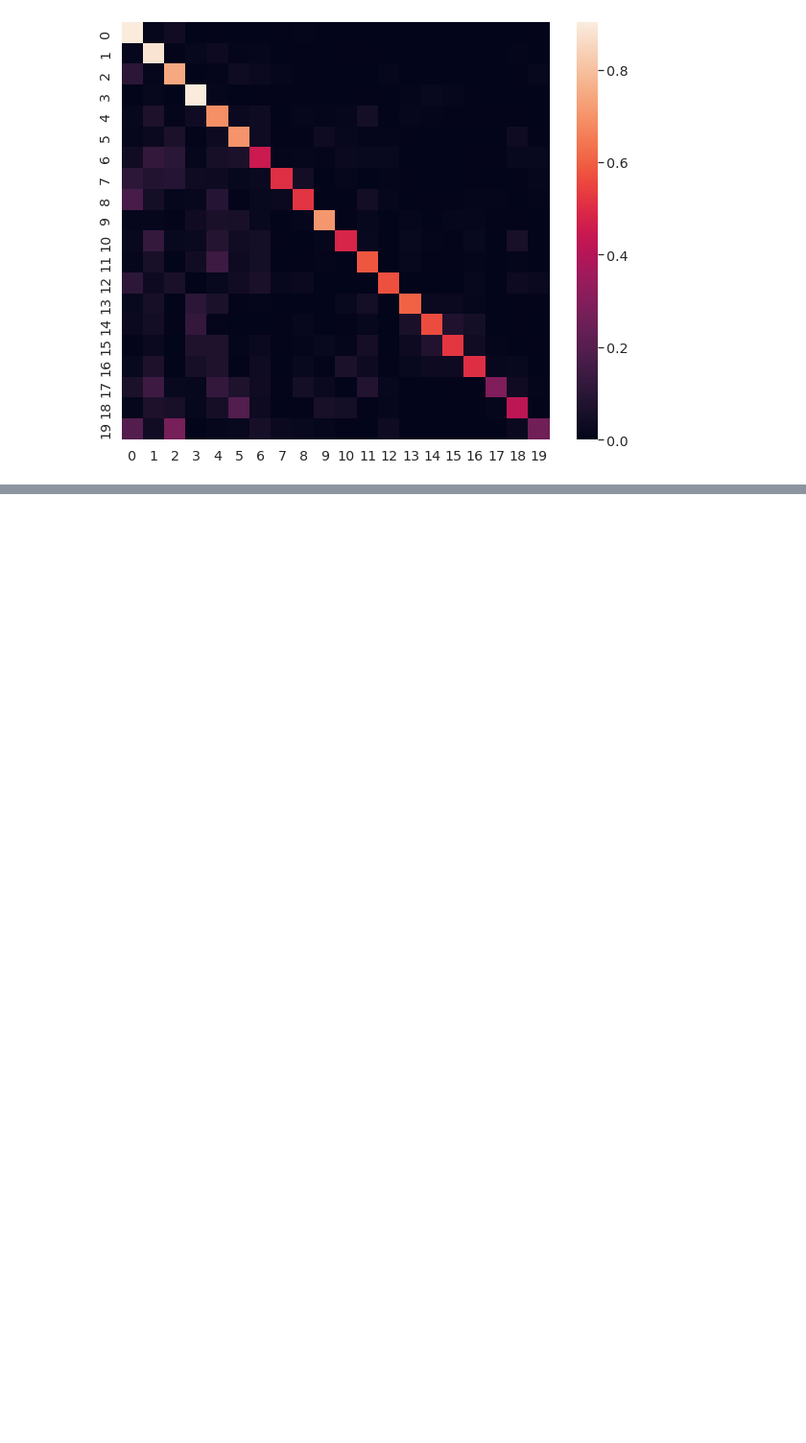
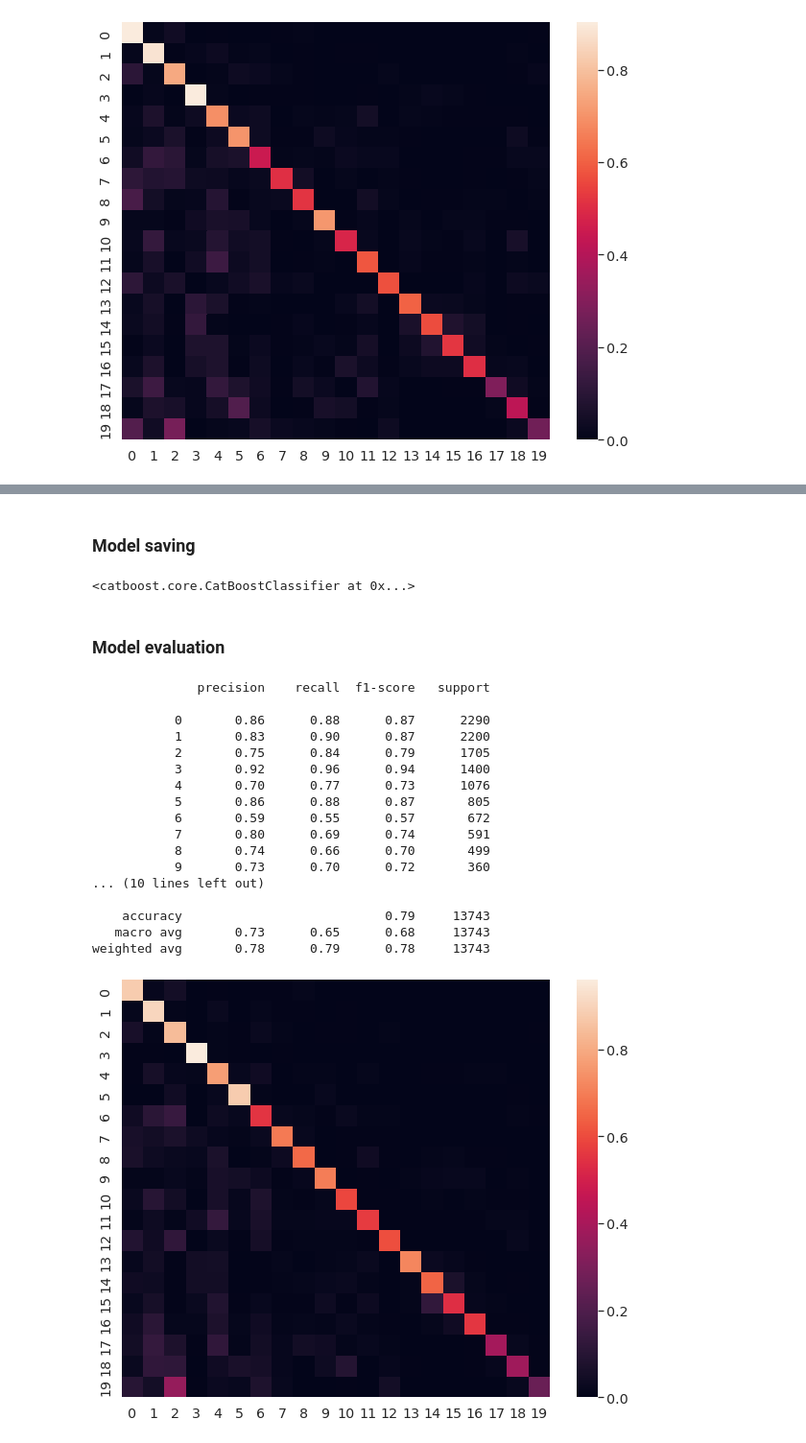
Before and after one commit to pa-shk/automatic-authorship-attribution, a Jupyter notebook: coursework_ml.ipynb, the cells around one changed output, grey strips where cells are left out. Shown at 96% size. Saved outputs shown, nothing was run; the diff lists cells and outputs as text; code cells hidden in the pictures; blank space fills up the shorter version.

```diff
--- a/coursework_ml.ipynb
+++ b/coursework_ml.ipynb
@@ -846,0 +988,2 @@ weighted avg       0.73      0.73      0.72     13743
+# %%
+df = data.join(embeddings)
@@ -846,0 +992,5 @@ weighted avg       0.73      0.73      0.72     13743
+# %%
+X = df.iloc[:, 1:]
+y = df["id"]
+X_train, X_test, y_train, y_test = train_test_split(X, y, test_size=0.2, random_state=SEED)
+X_train, X_val, y_train, y_val = train_test_split(X_train, y_train, test_size=0.2, random_state=SEED)
@@ -846,0 +1125,2 @@ weighted avg       0.73      0.73      0.72     13743
+# %% [markdown]
+### Model saving
@@ -846,0 +1131,30 @@ weighted avg       0.73      0.73      0.72     13743
+# %%
+cat_clf = CatBoostClassifier()
+cat_clf.load_model(os.path.join(WORKING_DIRECTORY, "cat_clf_embed"))
+# %% [output]
+<catboost.core.CatBoostClassifier at 0x...>
+# %% [markdown]
+### Model evaluation
+# %%
+y_pred = cat_clf.predict(X_test)
+# %%
+show_eval_report(y_test, y_pred)
+# %% [output]
+              precision    recall  f1-score   support
+
+           0       0.86      0.88      0.87      2290
+           1       0.83      0.90      0.87      2200
+           2       0.75      0.84      0.79      1705
+           3       0.92      0.96      0.94      1400
+           4       0.70      0.77      0.73      1076
+           5       0.86      0.88      0.87       805
+           6       0.59      0.55      0.57       672
+           7       0.80      0.69      0.74       591
+           8       0.74      0.66      0.70       499
+           9       0.73      0.70      0.72       360
+... (10 lines left out)
+
+    accuracy                           0.79     13743
+   macro avg       0.73      0.65      0.68     13743
+weighted avg       0.78      0.79      0.78     13743
+[figure, added]
```
Also changed, not shown: parts of 38 cells of this notebook.
